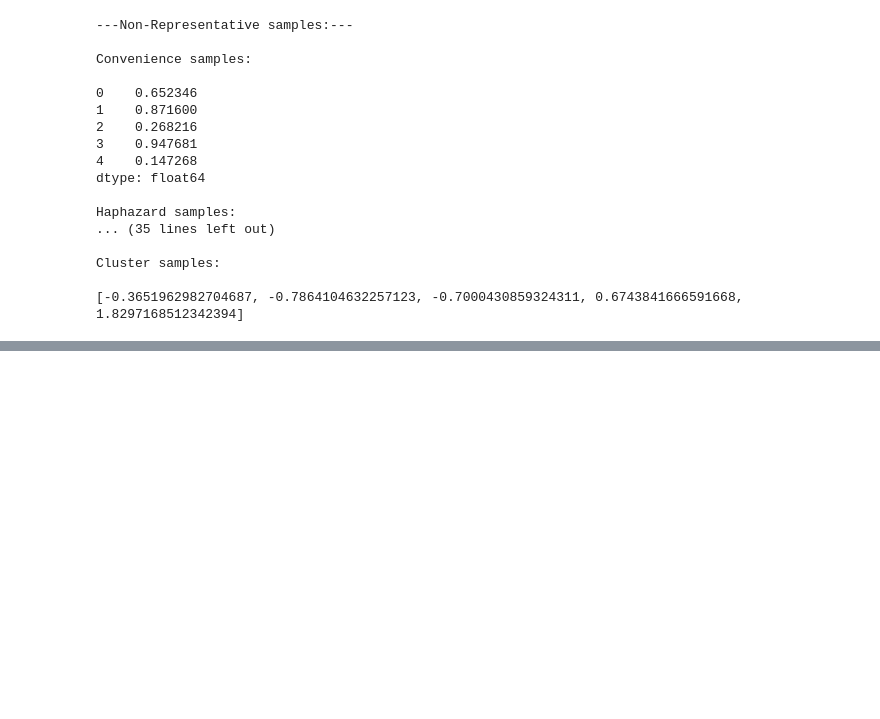
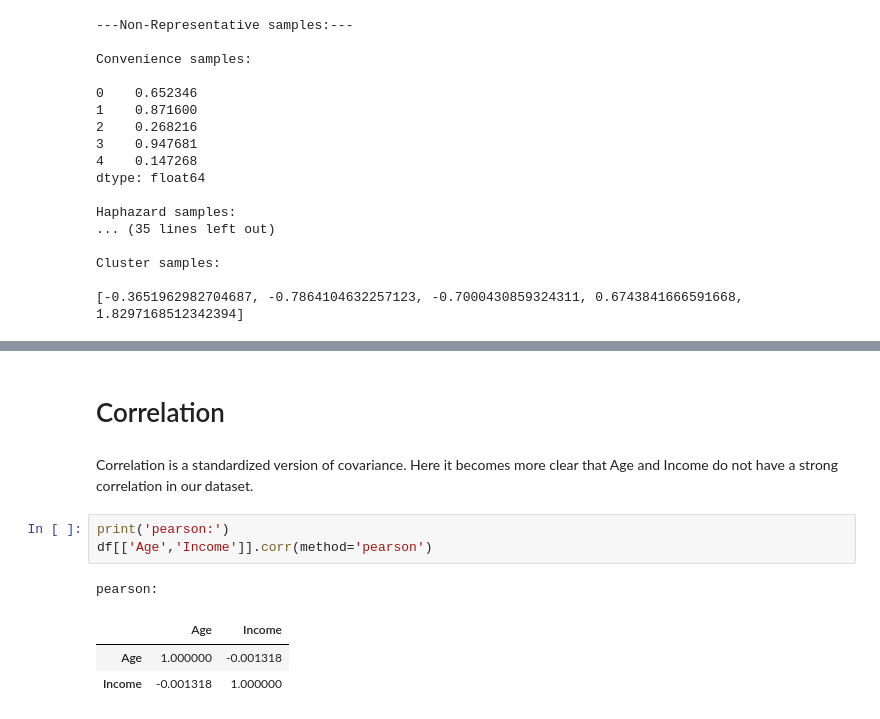
Before and after one commit to keithmmc/dataprojects, a Jupyter notebook: statsnotebook.ipynb, the cells around one changed output, grey strips where cells are left out. Saved outputs shown, nothing was run; the diff lists cells and outputs as text; blank space fills up the shorter version.

```diff
--- a/statsnotebook.ipynb
+++ b/statsnotebook.ipynb
@@ -463,0 +479,12 @@ Cluster samples:
+# %% [markdown]
+# Correlation
+# %% [markdown]
+Correlation is a standardized version of covariance. Here it becomes more clear that Age and Income do not have a strong correlation in our dataset.
+# %%
+print('pearson:')
+df[['Age','Income']].corr(method='pearson')
+# %% [output]
+pearson:
+|  | Age | Income |
+| Age | 1.000000 | -0.001318 |
+| Income | -0.001318 | 1.000000 |
```
Also changed, not shown: parts of 9 cells of this notebook.
